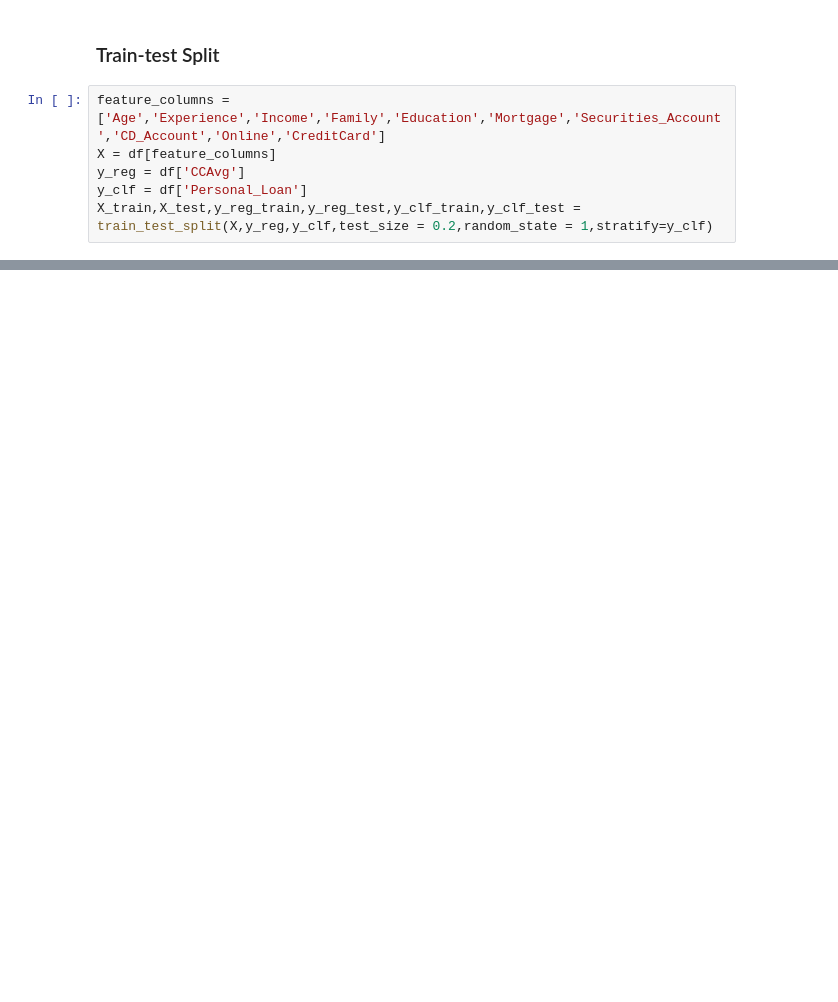
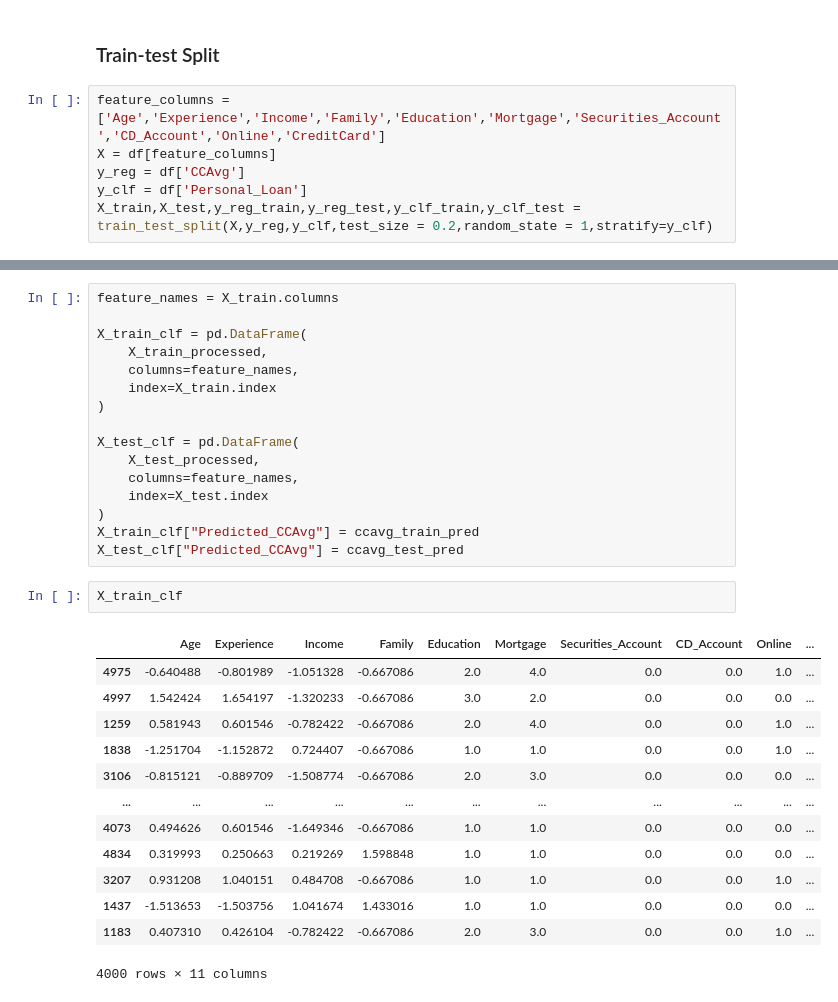
Before and after one commit to yajvashee/EDA, a Jupyter notebook: assessment/customer_beahviour_model_for_loan_targeting.ipynb, the cells around one changed output, grey strips where cells are left out. Saved outputs shown, nothing was run; the diff lists cells and outputs as text; blank space fills up the shorter version.

```diff
--- a/assessment/customer_beahviour_model_for_loan_targeting.ipynb
+++ b/assessment/customer_beahviour_model_for_loan_targeting.ipynb
@@ -305,0 +527,32 @@ coef_table
+# %%
+feature_names = X_train.columns
+
+X_train_clf = pd.DataFrame(
+    X_train_processed,
+    columns=feature_names,
+    index=X_train.index
+)
+
+X_test_clf = pd.DataFrame(
+    X_test_processed,
+    columns=feature_names,
+    index=X_test.index
+)
+X_train_clf["Predicted_CCAvg"] = ccavg_train_pred
+X_test_clf["Predicted_CCAvg"] = ccavg_test_pred
+# %%
+X_train_clf
+# %% [output]
+|  | Age | Experience | Income | Family | Education | Mortgage | Securities_Account | CD_Account | Online | ... |
+| 4975 | -0.640488 | -0.801989 | -1.051328 | -0.667086 | 2.0 | 4.0 | 0.0 | 0.0 | 1.0 | ... |
+| 4997 | 1.542424 | 1.654197 | -1.320233 | -0.667086 | 3.0 | 2.0 | 0.0 | 0.0 | 0.0 | ... |
+| 1259 | 0.581943 | 0.601546 | -0.782422 | -0.667086 | 2.0 | 4.0 | 0.0 | 0.0 | 1.0 | ... |
+| 1838 | -1.251704 | -1.152872 | 0.724407 | -0.667086 | 1.0 | 1.0 | 0.0 | 0.0 | 1.0 | ... |
+| 3106 | -0.815121 | -0.889709 | -1.508774 | -0.667086 | 2.0 | 3.0 | 0.0 | 0.0 | 0.0 | ... |
+| ... | ... | ... | ... | ... | ... | ... | ... | ... | ... | ... |
+| 4073 | 0.494626 | 0.601546 | -1.649346 | -0.667086 | 1.0 | 1.0 | 0.0 | 0.0 | 0.0 | ... |
+| 4834 | 0.319993 | 0.250663 | 0.219269 | 1.598848 | 1.0 | 1.0 | 0.0 | 0.0 | 0.0 | ... |
+| 3207 | 0.931208 | 1.040151 | 0.484708 | -0.667086 | 1.0 | 1.0 | 0.0 | 0.0 | 1.0 | ... |
+| 1437 | -1.513653 | -1.503756 | 1.041674 | 1.433016 | 1.0 | 1.0 | 0.0 | 0.0 | 0.0 | ... |
+| 1183 | 0.407310 | 0.426104 | -0.782422 | -0.667086 | 2.0 | 3.0 | 0.0 | 0.0 | 1.0 | ... |
+4000 rows × 11 columns
```
Also changed, not shown: parts of 38 cells of this notebook.
